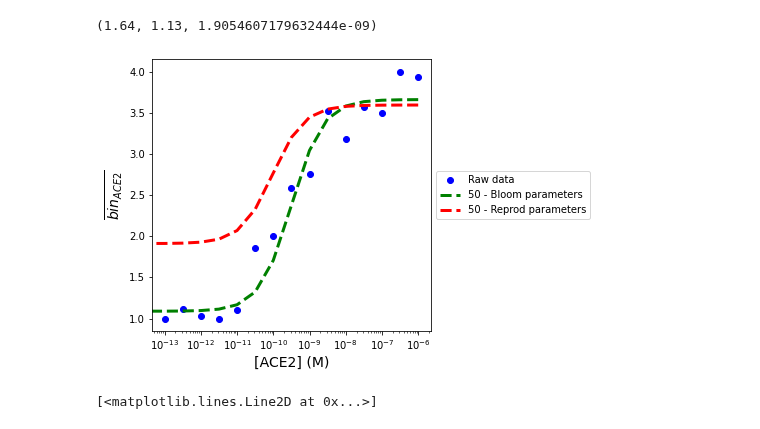
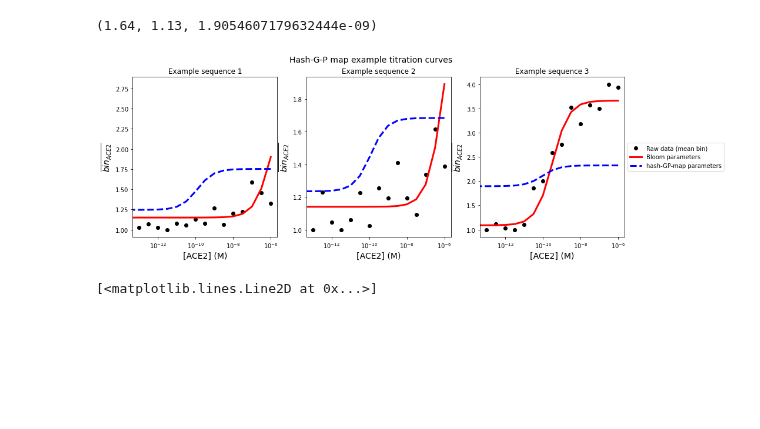
Before and after one commit to jbkinney/mavenn, a Jupyter notebook: mavenn/development_mavenn2/ace2rbd/22.09.24.hash_gpmap_ace2rbd.ipynb, the cells around one changed output. Cells and saved outputs as stored; diff of their text form; code cells hidden in the pictures; blank space fills up the shorter version.

```diff
--- a/mavenn/development_mavenn2/ace2rbd/22.09.24.hash_gpmap_ace2rbd.ipynb
+++ b/mavenn/development_mavenn2/ace2rbd/22.09.24.hash_gpmap_ace2rbd.ipynb
@@ -384,27 +384,55 @@ kd_reprod = np.squeeze(model.layers[1].get_weights())[2]
 def mean_bin_reprod(cs, a_reprod, b_reprod, kd_reprod):
     return ((np.exp(a_reprod) * cs)/(cs+np.exp(kd_reprod)) +np.exp(b_reprod))+1
 # %%
-fig, ax = plt.subplots(1,1,figsize=(5,5))
-
-
-#for idx in np.random.randint(0, high=100000, size=10):
-sequence_index = 50
+fig, axs = plt.subplots(1,3,figsize=(15,5))
 
 
 
-ax.plot(np.array(cs)[::-1],merged_data_df3[merged_data_df3.columns[71:]].loc[sequence_index],'bo',label='Raw data')
-ax.plot(np.array(cs)[::-1],mean_bin_Bloom(np.array(cs)[::-1],a[sequence_index], b[sequence_index], kd_values[sequence_index]),'--',lw=3,color='green',label=f'{sequence_index} - Bloom parameters')
-# ax.plot(np.array(cs)[::-1],merged_data_df3[merged_data_df3.columns[71:]].loc[sequence_index],'o')
-# ax.plot(np.array(cs)[::-1],mean_bin_Bloom(np.array(cs)[::-1],a[sequence_index], b[sequence_index], kd_values[sequence_index]),'--',lw=3)
+ax = axs[0]
+sequence_index = 2
+ax.plot(np.array(cs)[::-1],merged_data_df3[merged_data_df3.columns[71:]].loc[sequence_index],'o',color='black',label='Raw data (mean bin)')
+ax.plot(np.array(cs)[::-1],mean_bin_Bloom(np.array(cs)[::-1],a[sequence_index], b[sequence_index], kd_values[sequence_index]),lw=3,color='red',label=f'Bloom parameters')
 
-ax.plot(np.array(cs)[::-1],mean_bin_reprod(np.array(cs)[::-1],a_reprod[sequence_index], b_reprod[sequence_index], kd_reprod[sequence_index]),'--',lw=3,color='red',label=f'{sequence_index} - Reprod parameters')
+ax.plot(np.array(cs)[::-1],mean_bin_reprod(np.array(cs)[::-1],a_reprod[sequence_index], b_reprod[sequence_index], kd_reprod[sequence_index]),'--',lw=3,color='blue',label=f'MAVE-NN2 hash-GP-map parameters')
+
+ax.set_xlabel('[ACE2] (M)',fontsize=14)
+ax.set_ylabel('$\overline{bin_{ACE2}}$',fontsize=14)
+#ax.legend(loc='center left', bbox_to_anchor=(1, 0.5))
+ax.set_xscale('log')
+ax.set_title('Example sequence 1')
+
+ax = axs[1]
+sequence_index = 10
+ax.plot(np.array(cs)[::-1],merged_data_df3[merged_data_df3.columns[71:]].loc[sequence_index],'o',color='black',label='Raw data (mean bin)')
+ax.plot(np.array(cs)[::-1],mean_bin_Bloom(np.array(cs)[::-1],a[sequence_index], b[sequence_index], kd_values[sequence_index]),lw=3,color='red',label=f'Bloom parameters')
+
+ax.plot(np.array(cs)[::-1],mean_bin_reprod(np.array(cs)[::-1],a_reprod[sequence_index], b_reprod[sequence_index], kd_reprod[sequence_index]),'--',lw=3,color='blue',label=f'MAVE-NN2 hash-GP-map parameters')
+
+ax.set_xlabel('[ACE2] (M)',fontsize=14)
+ax.set_ylabel('$\overline{bin_{ACE2}}$',fontsize=14)
+#ax.legend(loc='center left', bbox_to_anchor=(1, 0.5))
+ax.set_xscale('log')
+ax.set_title('Example sequence 2')
+
+ax = axs[2]
+sequence_index = 50
+ax.plot(np.array(cs)[::-1],merged_data_df3[merged_data_df3.columns[71:]].loc[sequence_index],'o',label='Raw data (mean bin)',color='black')
+ax.plot(np.array(cs)[::-1],mean_bin_Bloom(np.array(cs)[::-1],a[sequence_index], b[sequence_index], kd_values[sequence_index]),lw=3,color='red',label=f'Bloom parameters')
+
+ax.plot(np.array(cs)[::-1],mean_bin_reprod(np.array(cs)[::-1],a_reprod[sequence_index], b_reprod[sequence_index], kd_reprod[sequence_index]),'--',lw=3,color='blue',label=f'hash-GP-map parameters')
 
 ax.set_xlabel('[ACE2] (M)',fontsize=14)
 ax.set_ylabel('$\overline{bin_{ACE2}}$',fontsize=14)
 ax.legend(loc='center left', bbox_to_anchor=(1, 0.5))
 ax.set_xscale('log')
+ax.set_title('Example sequence 3')
+
+fig.suptitle('Hash-G-P map example titration curves',fontsize=14)
+
+
+fig.savefig(f'{path_to_packet}/hash_GPmap.png',dpi=300,bbox_inches='tight',facecolor='white', edgecolor='none')
 # %% [output]
-[figure, old version]
+[figure, new version]
 # %%
 plt.plot(np.array(cs)[::-1],mean_bin_Bloom(np.array(cs)[::-1],a[sequence_index], b[sequence_index], kd_values[sequence_index]),'--',lw=3,color='green',label=f'{sequence_index} - Bloom parameters')
 # %% [output]
```
Also changed, not shown: parts of 8 cells of this notebook, 27 other files.
